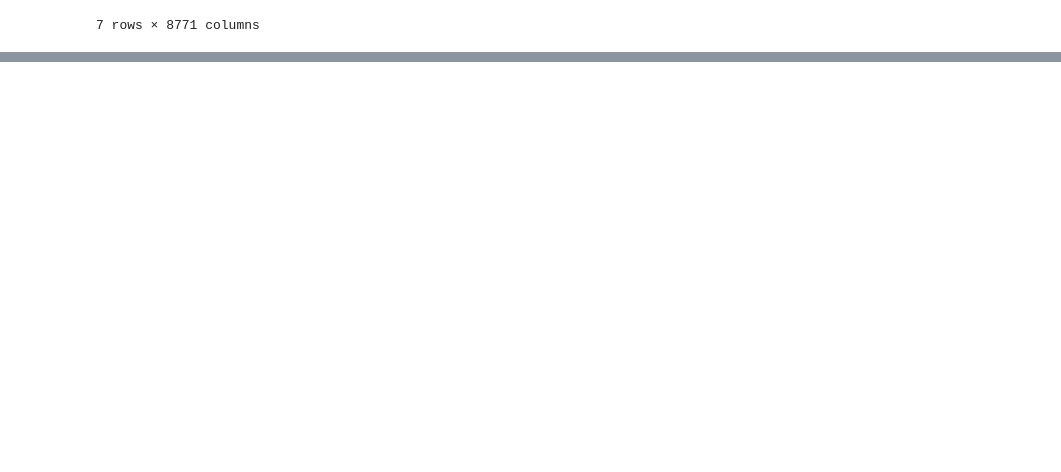
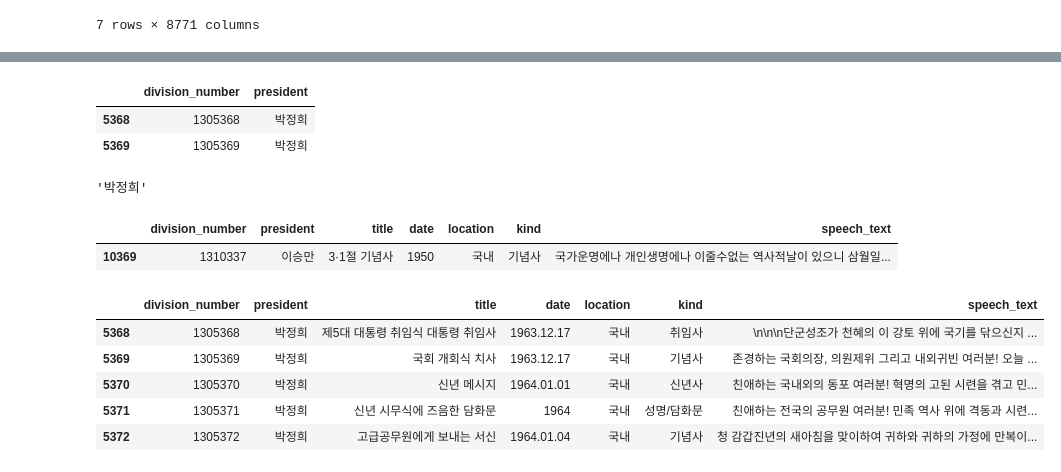
Before and after one commit to lucas-hub12/eda-lucas, a Jupyter notebook: notebook/first.ipynb, the cells around one changed output, grey strips where cells are left out. Saved outputs shown, nothing was run; the diff lists cells and outputs as text; code cells hidden in the pictures; blank space fills up the shorter version.

```diff
--- a/notebook/first.ipynb
+++ b/notebook/first.ipynb
@@ -82,0 +128,24 @@ df.sort_values(by='president').head()
+# %%
+df.iloc[0:2,0:2]
+# %% [output]
+|  | division_number | president |
+| 5368 | 1305368 | 박정희 |
+| 5369 | 1305369 | 박정희 |
+# %%
+df.iat[0,1]
+# %% [output]
+'박정희'
+# %%
+df[df.president == '이승만'].head(1)
+# %% [output]
+|  | division_number | president | title | date | location | kind | speech_text |
+| 10369 | 1310337 | 이승만 | 3·1절 기념사 | 1950 | 국내 | 기념사 | 국가운명에나 개인생명에나 이줄수없는 역사적날이 있으니 삼월일... |
+# %%
+df[df['president'] .isin(['박정희', '노무현'])].head(5)
+# %% [output]
+|  | division_number | president | title | date | location | kind | speech_text |
+| 5368 | 1305368 | 박정희 | 제5대 대통령 취임식 대통령 취임사 | 1963.12.17 | 국내 | 취임사 | \n\n\n단군성조가 천혜의 이 강토 위에 국기를 닦으신지 ... |
+| 5369 | 1305369 | 박정희 | 국회 개회식 치사 | 1963.12.17 | 국내 | 기념사 | 존경하는 국회의장, 의원제위 그리고 내외귀빈 여러분! 오늘 ... |
+| 5370 | 1305370 | 박정희 | 신년 메시지 | 1964.01.01 | 국내 | 신년사 | 친애하는 국내외의 동포 여러분! 혁명의 고된 시련을 겪고 민... |
+| 5371 | 1305371 | 박정희 | 신년 시무식에 즈음한 담화문 | 1964 | 국내 | 성명/담화문 | 친애하는 전국의 공무원 여러분! 민족 역사 위에 격동과 시련... |
+| 5372 | 1305372 | 박정희 | 고급공무원에게 보내는 서신 | 1964.01.04 | 국내 | 기념사 | 청 감갑진년의 새아침을 맞이하여 귀하와 귀하의 가정에 만복이... |
```
Also changed, not shown: parts of 10 cells of this notebook.
